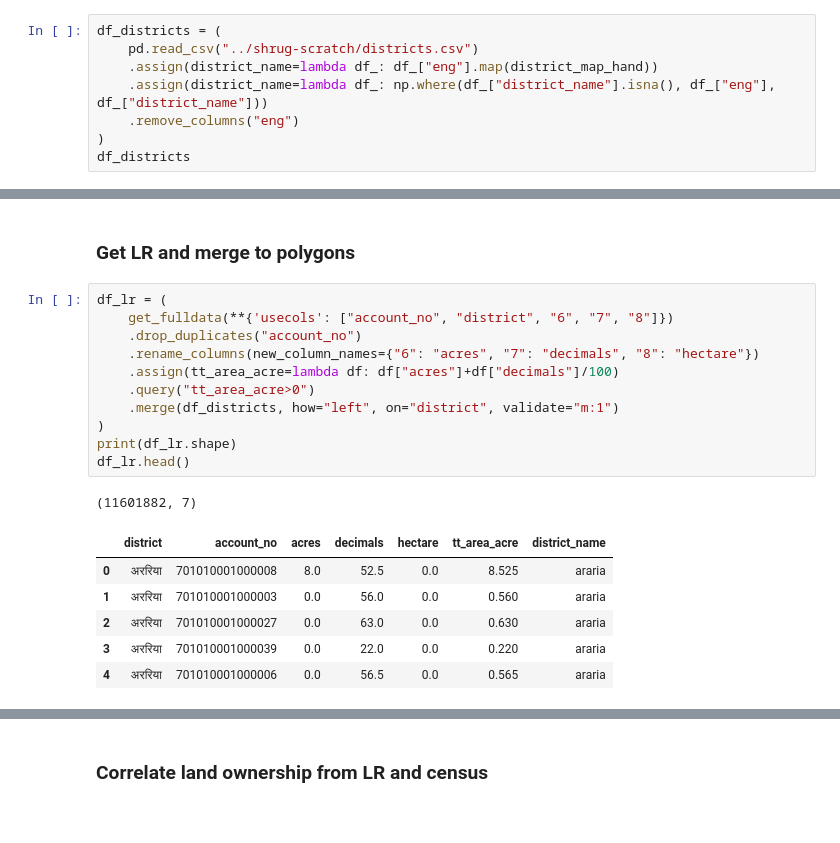
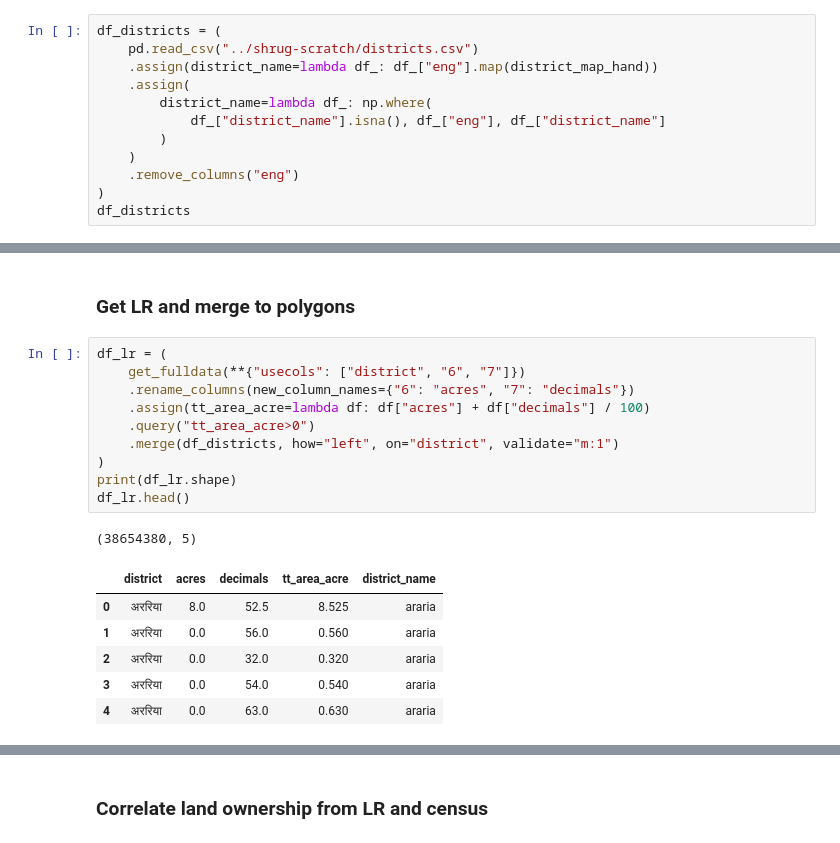
Before and after one commit to in-rolls/land, a Jupyter notebook: scripts/02_plot_districts.ipynb, the cells around one changed output, grey strips where cells are left out. Drawn from its saved outputs; the diff is of its cells as text.

```diff
--- a/scripts/02_plot_districts.ipynb
+++ b/scripts/02_plot_districts.ipynb
@@ -189,7 +193,11 @@ district_map_hand
 df_districts = (
     pd.read_csv("../shrug-scratch/districts.csv")
     .assign(district_name=lambda df_: df_["eng"].map(district_map_hand))
-    .assign(district_name=lambda df_: np.where(df_["district_name"].isna(), df_["eng"], df_["district_name"]))
+    .assign(
+        district_name=lambda df_: np.where(
+            df_["district_name"].isna(), df_["eng"], df_["district_name"]
+        )
+    )
     .remove_columns("eng")
 )
 df_districts
@@ -215,22 +223,21 @@ df_districts
 ### Get LR and merge to polygons
 # %%
 df_lr = (
-    get_fulldata(**{'usecols': ["account_no", "district", "6", "7", "8"]})
-    .drop_duplicates("account_no")
-    .rename_columns(new_column_names={"6": "acres", "7": "decimals", "8": "hectare"})
-    .assign(tt_area_acre=lambda df: df["acres"]+df["decimals"]/100)
+    get_fulldata(**{"usecols": ["district", "6", "7"]})
+    .rename_columns(new_column_names={"6": "acres", "7": "decimals"})
+    .assign(tt_area_acre=lambda df: df["acres"] + df["decimals"] / 100)
     .query("tt_area_acre>0")
     .merge(df_districts, how="left", on="district", validate="m:1")
 )
 print(df_lr.shape)
 df_lr.head()
 # %% [output]
-(11601882, 7)
+(38654380, 5)
-|  | district | account_no | acres | decimals | hectare | tt_area_acre | district_name |
-| 0 | अररिया | 701010001000008 | 8.0 | 52.5 | 0.0 | 8.525 | araria |
-| 1 | अररिया | 701010001000003 | 0.0 | 56.0 | 0.0 | 0.560 | araria |
-| 2 | अररिया | 701010001000027 | 0.0 | 63.0 | 0.0 | 0.630 | araria |
-| 3 | अररिया | 701010001000039 | 0.0 | 22.0 | 0.0 | 0.220 | araria |
-| 4 | अररिया | 701010001000006 | 0.0 | 56.5 | 0.0 | 0.565 | araria |
+|  | district | acres | decimals | tt_area_acre | district_name |
+| 0 | अररिया | 8.0 | 52.5 | 8.525 | araria |
+| 1 | अररिया | 0.0 | 56.0 | 0.560 | araria |
+| 2 | अररिया | 0.0 | 32.0 | 0.320 | araria |
+| 3 | अररिया | 0.0 | 54.0 | 0.540 | araria |
+| 4 | अररिया | 0.0 | 63.0 | 0.630 | araria |
 # %%
 gdf_lr_accounts = (
```
Also changed, not shown: parts of 34 cells of this notebook, 6 other files.
